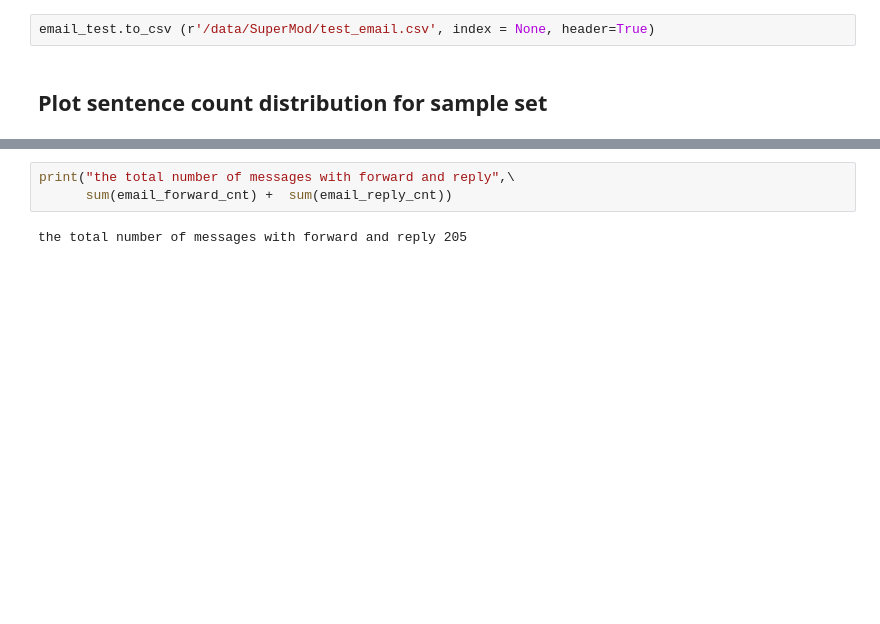
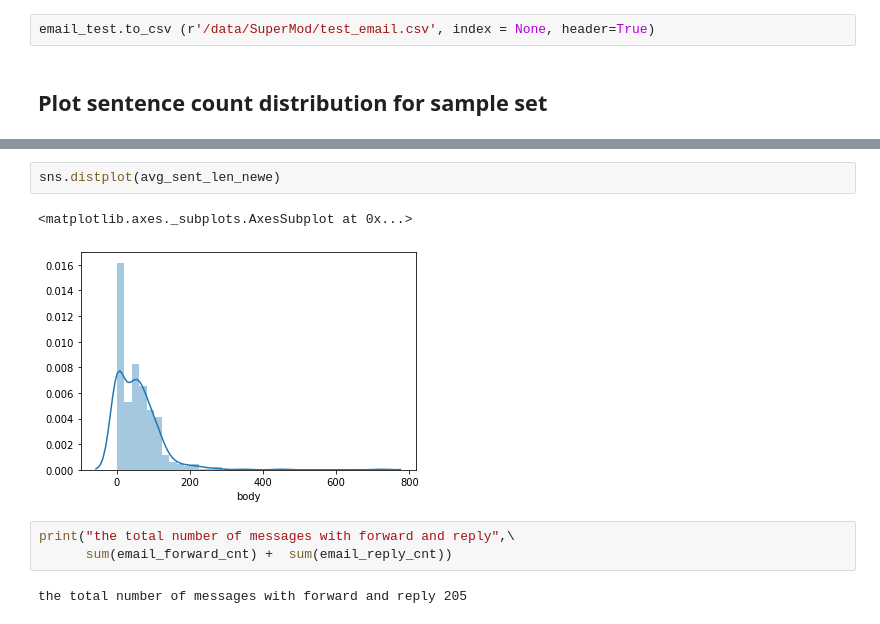
Before and after one commit to KathleenYWang/Sentiment_Detection_NLP, a Jupyter notebook: EDAKaggleEnron.ipynb, the cells around one changed output, grey strips where cells are left out. Saved outputs shown, nothing was run; the diff lists cells and outputs as text; blank space fills up the shorter version.

```diff
--- a/EDAKaggleEnron.ipynb
+++ b/EDAKaggleEnron.ipynb
@@ -592,3 +657,8 @@ sns.distplot(email_test.new_message_sentence_cnt)
+# %%
+sns.distplot(avg_sent_len_newe)
+# %% [output]
+<matplotlib.axes._subplots.AxesSubplot at 0x...>
+[figure, added]
 # %%
 print("the total number of messages with forward and reply",\
       sum(email_forward_cnt) +  sum(email_reply_cnt))
```
Also changed, not shown: parts of 20 cells of this notebook.
